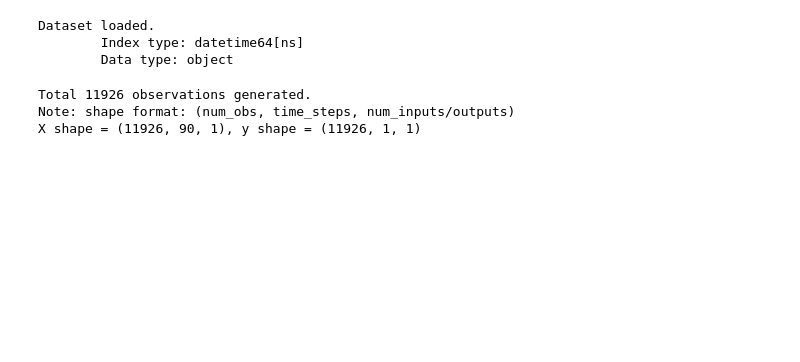
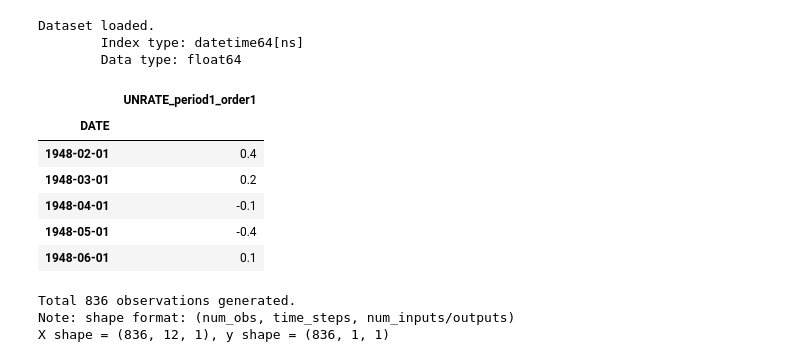
Before and after one commit to TianyuDu/AnnEconForecast, a Jupyter notebook: Lab.ipynb, the cells around one changed output. Saved outputs shown, nothing was run; the diff lists cells and outputs as text; code cells hidden in the pictures; blank space fills up the shorter version.

```diff
--- a/Lab.ipynb
+++ b/Lab.ipynb
@@ -31,21 +27,31 @@ pprint(DATA_DIR)
 # Pre-processing Parameters
 PERIODS = 1
 ORDER = 1
-LAGS = 90
+LAGS = 12
 
-df = load_dataset(DATA_DIR["3"])
+df = load_dataset(DATA_DIR["1"])
 prepared_df = differencing(df, periods=PERIODS, order=ORDER)
 prepared_df.head()
 prepared_df.dropna(inplace=True)
 # %% [output]
 Dataset loaded.
         Index type: datetime64[ns]
-        Data type: object
+        Data type: float64
+# %%
+prepared_df.head()
+# %% [output]
+|  | UNRATE_period1_order1 |
+| DATE |  |
+| 1948-02-01 | 0.4 |
+| 1948-03-01 | 0.2 |
+| 1948-04-01 | -0.1 |
+| 1948-05-01 | -0.4 |
+| 1948-06-01 | 0.1 |
 # %%
-TRAIN_RATIO = 0.9
+TRAIN_RATIO = 0.8
 # Normalize the sequence
 scaler = StandardScaler().fit(prepared_df[:int(TRAIN_RATIO*len(prepared_df))].values)
-prepared_df["DEXCAUS_period1_order1"] = scaler.transform(prepared_df.values)
+prepared_df.iloc[:,0] = scaler.transform(prepared_df.values)
 
 X_raw, y_raw = gen_supervised_sequence(
     prepared_df, LAGS, prepared_df.columns[0], sequential_label=False)
@@ -60,9 +66,9 @@ X_raw, y_raw = gen_supervised_sequence(
     test_size=0.1,
     shuffle=False)
 # %% [output]
-Total 11926 observations generated.
+Total 836 observations generated.
 Note: shape format: (num_obs, time_steps, num_inputs/outputs)
-X shape = (11926, 90, 1), y shape = (11926, 1, 1)
+X shape = (836, 12, 1), y shape = (836, 1, 1)
 # %%
 op = lambda x: x.reshape(-1, 1)
 y_train = op(y_train)
```
Also changed, not shown: parts of 11 cells of this notebook, 2 other files.
